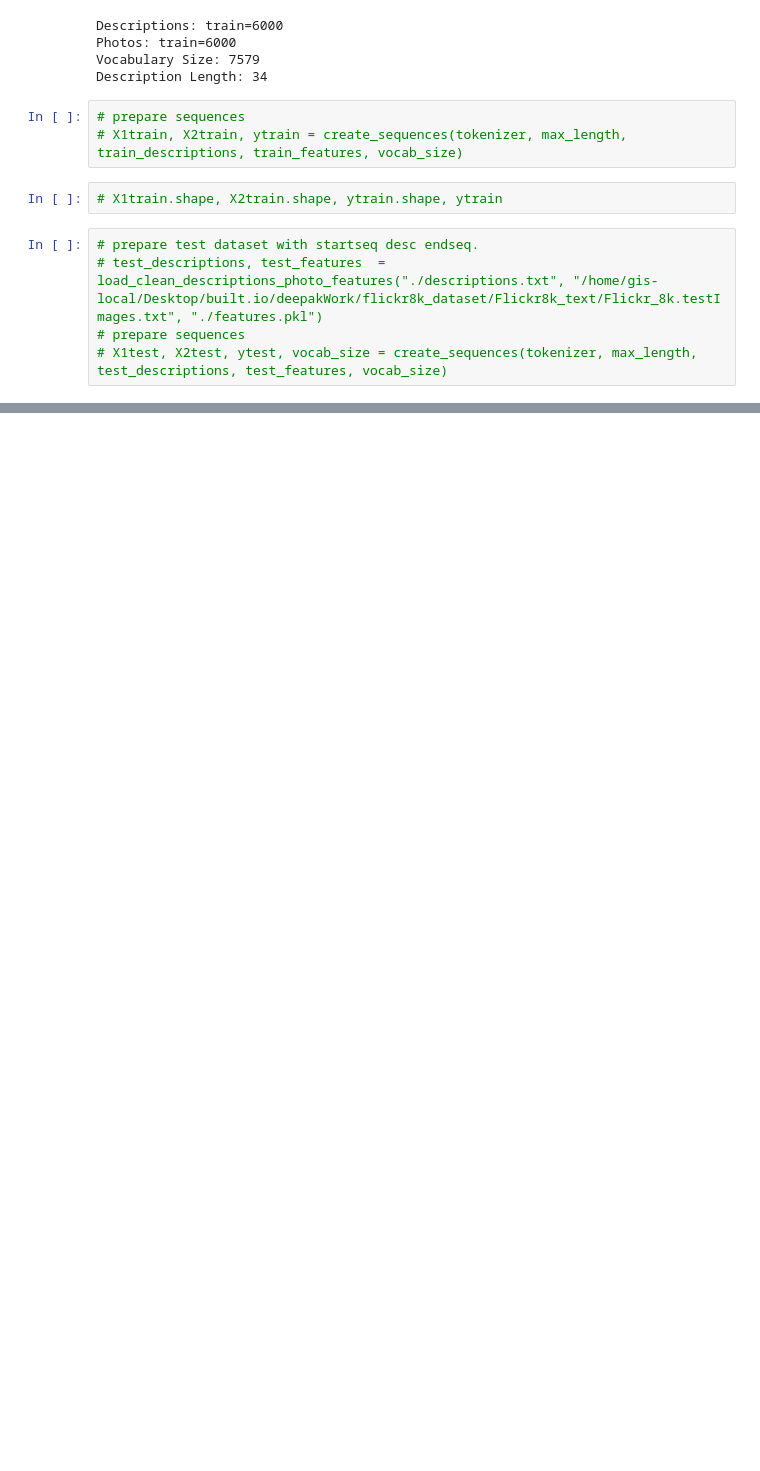
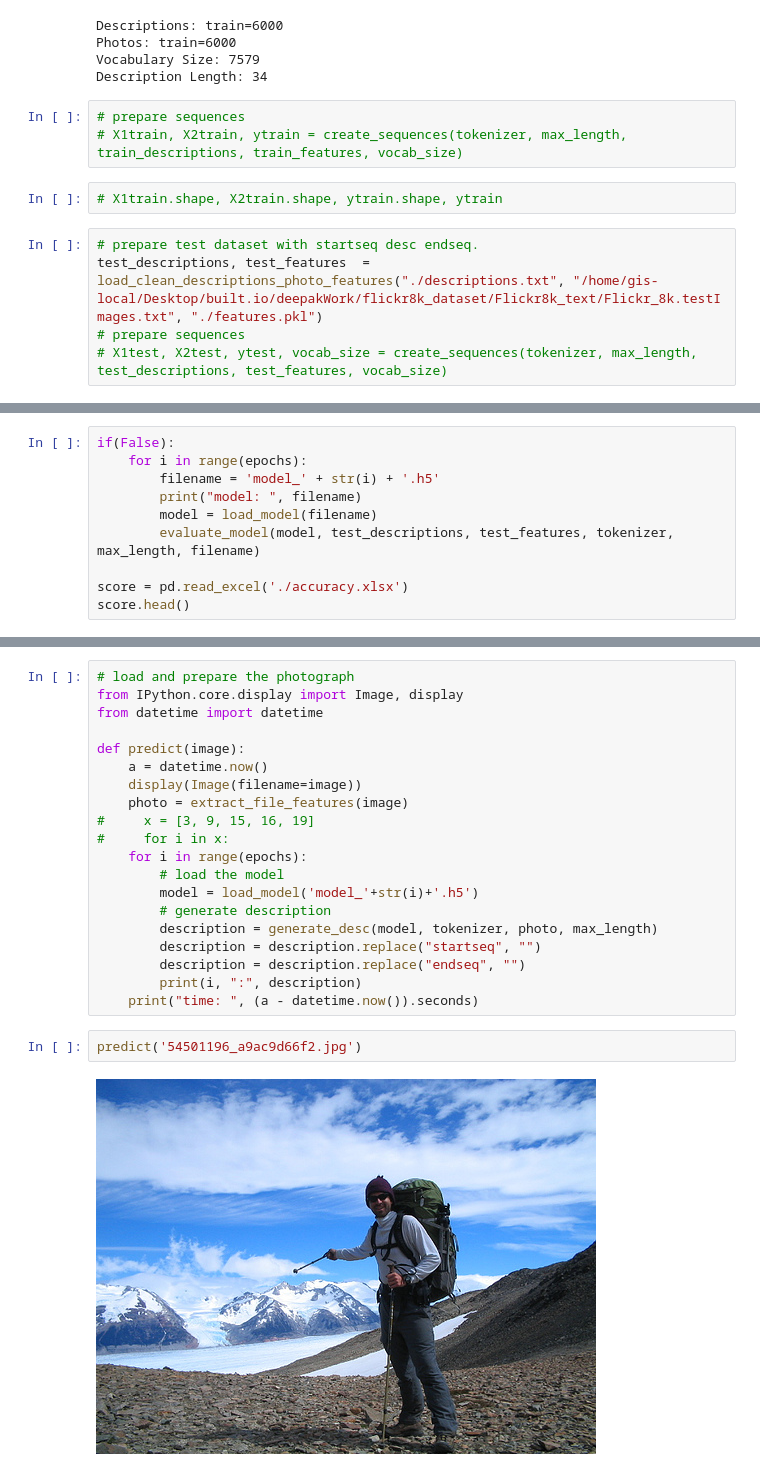
Before and after one commit to deepak6446/machine-learning, a Jupyter notebook: DEEP_Image_captioning_LSTM_CNN/main.ipynb, the cells around one changed output, grey strips where cells are left out. Saved outputs shown, nothing was run; the diff lists cells and outputs as text; blank space fills up the shorter version.

```diff
--- a/DEEP_Image_captioning_LSTM_CNN/main.ipynb
+++ b/DEEP_Image_captioning_LSTM_CNN/main.ipynb
@@ -48,6 +54,6 @@ Description Length: 34
 # X1train.shape, X2train.shape, ytrain.shape, ytrain
 # %%
 # prepare test dataset with startseq desc endseq.
-# test_descriptions, test_features  = load_clean_descriptions_photo_features("./descriptions.txt", "/home/gis-local/Desktop/built.io/deepakWork/flickr8k_dataset/Flickr8k_text/Flickr_8k.testImages.txt", "./features.pkl")
+test_descriptions, test_features  = load_clean_descriptions_photo_features("./descriptions.txt", "/home/gis-local/Desktop/built.io/deepakWork/flickr8k_dataset/Flickr8k_text/Flickr_8k.testImages.txt", "./features.pkl")
 # prepare sequences
 # X1test, X2test, ytest, vocab_size = create_sequences(tokenizer, max_length, test_descriptions, test_features, vocab_size)
@@ -120,0 +115,10 @@ Epoch 1/1
+# %%
+if(False):
+    for i in range(epochs):
+        filename = 'model_' + str(i) + '.h5'
+        print("model: ", filename)
+        model = load_model(filename)
+        evaluate_model(model, test_descriptions, test_features, tokenizer, max_length, filename)
+
+score = pd.read_excel('./accuracy.xlsx')
+score.head()
@@ -120,0 +131,24 @@ Epoch 1/1
+# %%
+# load and prepare the photograph
+from IPython.core.display import Image, display
+from datetime import datetime
+
+def predict(image):
+    a = datetime.now()
+    display(Image(filename=image))
+    photo = extract_file_features(image)
+#     x = [3, 9, 15, 16, 19]
+#     for i in x:
+    for i in range(epochs):
+        # load the model
+        model = load_model('model_'+str(i)+'.h5')
+        # generate description
+        description = generate_desc(model, tokenizer, photo, max_length)
+        description = description.replace("startseq", "")
+        description = description.replace("endseq", "")
+        print(i, ":", description)
+    print("time: ", (a - datetime.now()).seconds)
+# %%
+predict('54501196_a9ac9d66f2.jpg')
+# %% [output]
+[figure, added]
```
Also changed, not shown: parts of 6 cells of this notebook, 53 other files.
